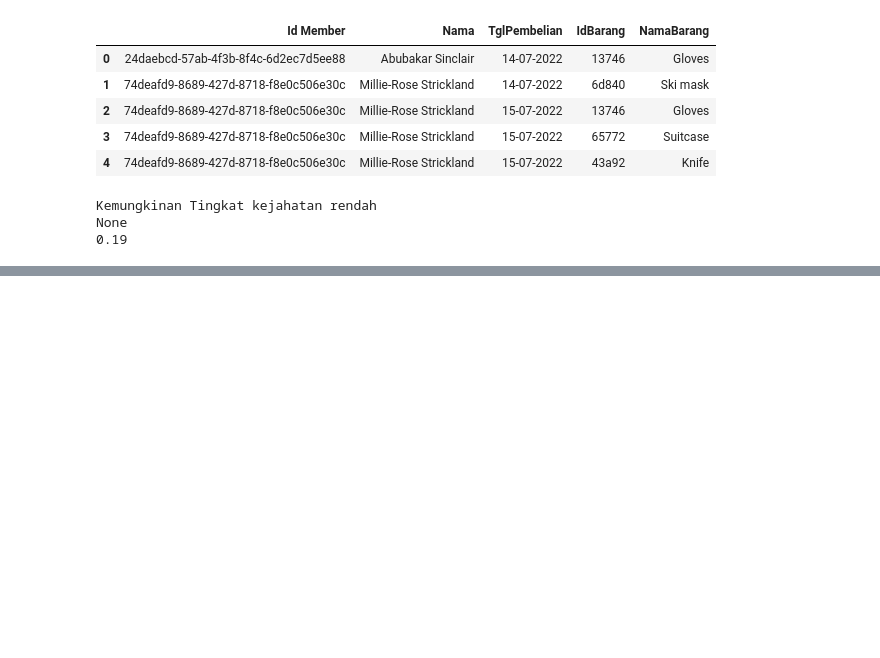
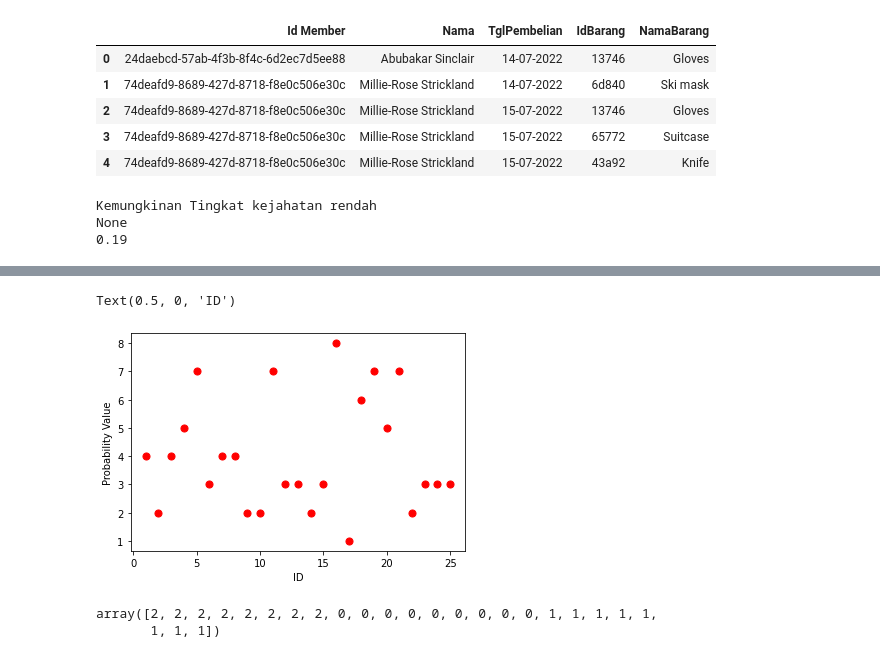
Before and after one commit to TioHalu/suspicious-item-detection, a Jupyter notebook: main.ipynb, the cells around one changed output, grey strips where cells are left out. Drawn from its saved outputs; the diff is of its cells as text; code cells hidden in the pictures; blank space fills up the shorter version.

Commit message:
clustering data

```diff
--- a/main.ipynb
+++ b/main.ipynb
@@ -186,0 +234,9 @@ None
+# %%
+# read data Testing terbaru.csv
+import pandas as pd
+
+# df= pd.read_csv('./Testing terbaru.csv')
+# df.head(10)
+
+dataset = pd.read_csv('./PembunuhanItemrevisi.csv')
+dataset.tail()
@@ -186,0 +255,14 @@ None
+# %%
+plt.scatter(dataset['ID'], dataset['Probability Value'], c='red', s=50)
+plt.ylabel('Probability Value')
+plt.xlabel('ID')
+# %% [output]
+Text(0.5, 0, 'ID')
+[figure, added]
+# %%
+km = KMeans(n_clusters=3)
+y_predict = km.fit_predict(dataset[['ID', 'Probability Value']])
+y_predict
+# %% [output]
+array([2, 2, 2, 2, 2, 2, 2, 2, 0, 0, 0, 0, 0, 0, 0, 0, 0, 1, 1, 1, 1, 1,
+       1, 1, 1])
```
Also changed, not shown: parts of 8 cells of this notebook, 1 other file.
